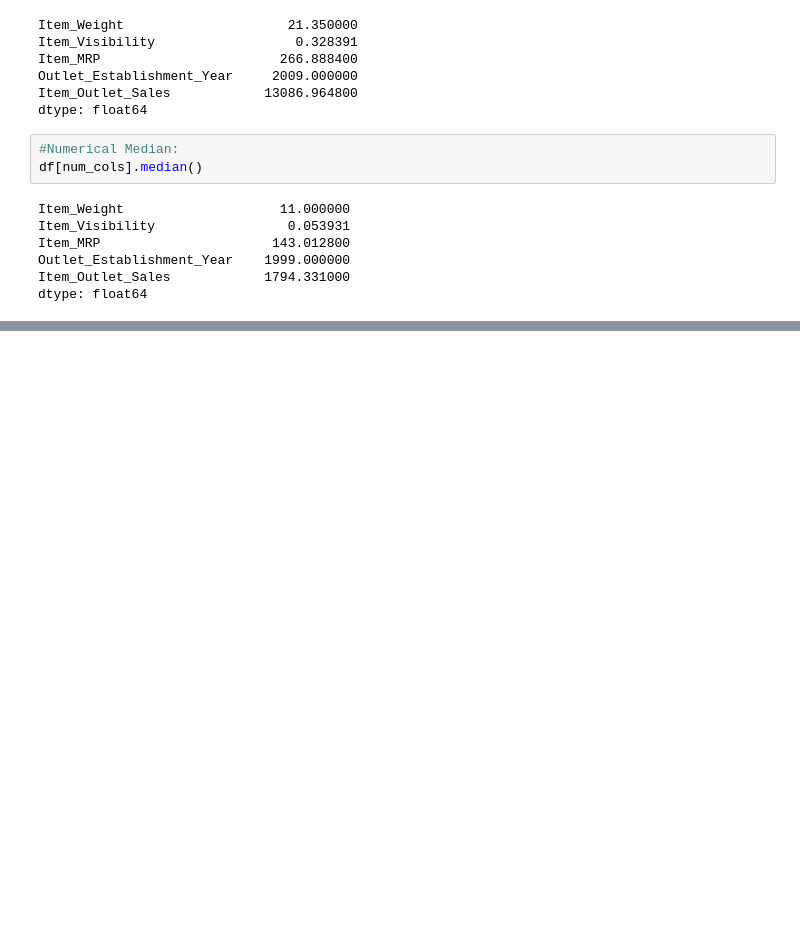
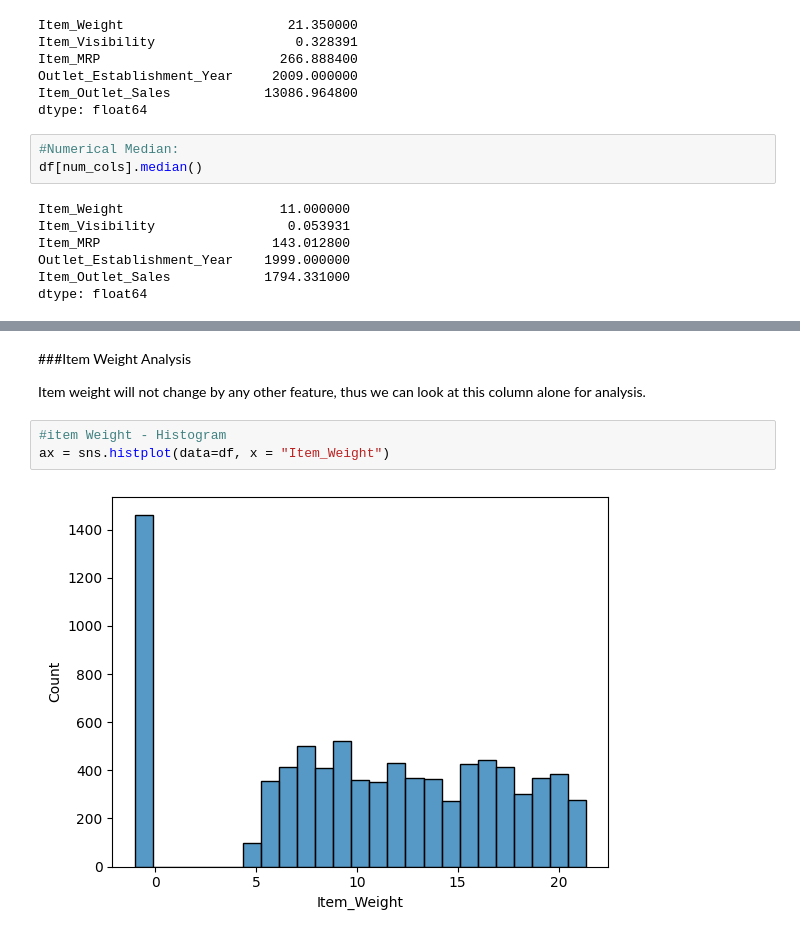
Before and after one commit to Dr-Schmoctor/sales-predictions, a Jupyter notebook: Prediction_of_Product_Sales.ipynb, the cells around one changed output, grey strips where cells are left out. Drawn from its saved outputs; the diff is of its cells as text; blank space fills up the shorter version.

```diff
--- a/Prediction_of_Product_Sales.ipynb
+++ b/Prediction_of_Product_Sales.ipynb
@@ -389,0 +423,9 @@ dtype: float64
+# %% [markdown]
+###Item Weight Analysis
+
+Item weight will not change by any other feature, thus we can look at this column alone for analysis.
+# %%
+#item Weight - Histogram
+ax = sns.histplot(data=df, x = "Item_Weight")
+# %% [output]
+[figure, added]
```
Also changed, not shown: parts of 62 cells of this notebook.
